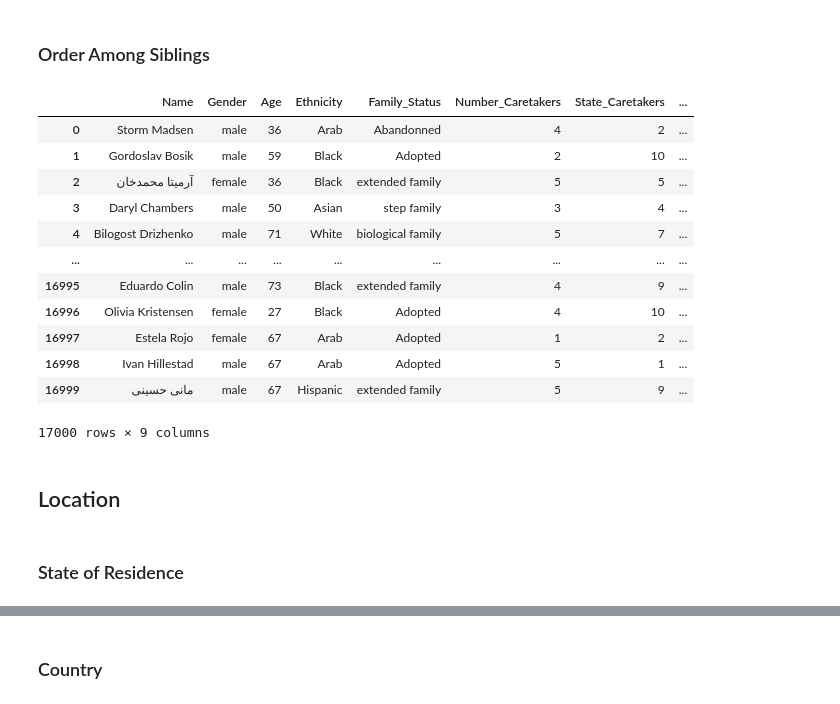
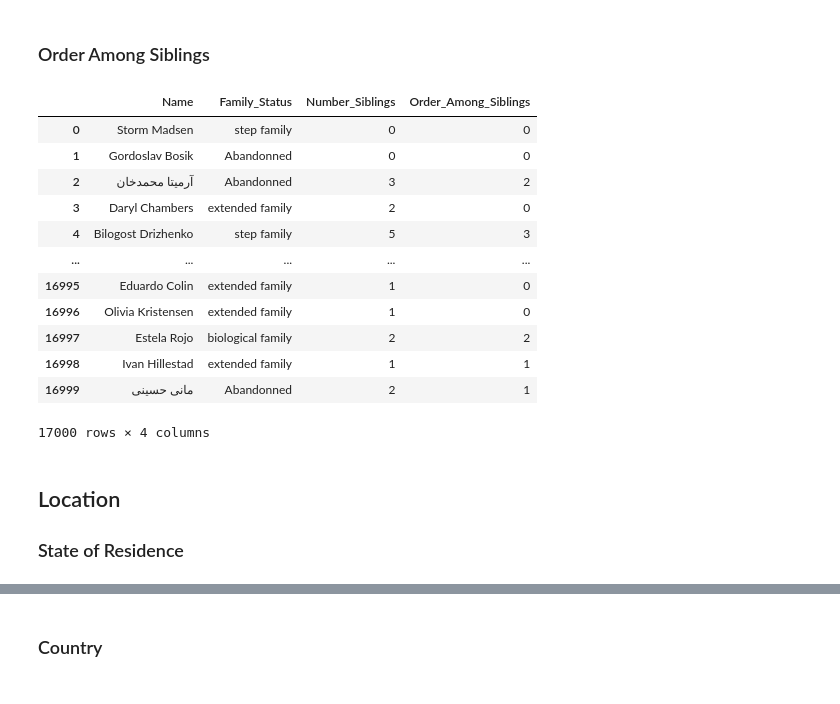
Before and after one commit to arfizato/dataGenVisDropout, a Jupyter notebook: genQuestionnaireDataset.ipynb, the cells around one changed output, grey strips where cells are left out. Cells and saved outputs as stored; diff of their text form; code cells hidden in the pictures.

Commit message:
Improved questionnaire.csv generation

```diff
--- a/genQuestionnaireDataset.ipynb
+++ b/genQuestionnaireDataset.ipynb
@@ -274,0 +223,4 @@ questDF
+# %%
+nCaretakers= [0]+[1]*3+[2]*5+[3]*3+[4]*2+[5]
+questDF["Number_Caretakers"]= np.random.choice(nCaretakers, questDF.shape[0])
+questDF
@@ -274,0 +244,21 @@ questDF
+# %%
+sCaretakers=[[0],                                            #0 caretakers
+             [0,1]*4+[1,2,3]*2+[4,6,5]*4+[7,8,9]*2+[10],     #1 Caretaker
+             [0,1]*2+[1,2,3,4]*2+[4,6,5]*4+[7,8,9]*3+[10]*2, #2 Caretakers
+             [0,1]*1+[1,2,3]*2+[4,6,5]*5+[7,8,9]*4+[10]*2,   #3 Caretakers
+             [0,1]*1+[1,2,3]*3+[4,6,5]*5+[7,8,9]*3+[10]*3,   #4 Caretakers
+             [0,1]*3+[1,2,3]*2+[4,6,5]*5+[7,8,9]*4+[10]*4    #5 Caretakers
+            ]
+pname="Number_Caretakers"
+questDF["State_Caretakers"] = np.where(questDF[pname]== 0,np.random.choice(sCaretakers[0],questDF.shape[0]),
+                                       np.where(questDF[pname]== 1,np.random.choice(sCaretakers[1],questDF.shape[0]),
+                                                np.where(questDF[pname]== 2, np.random.choice(sCaretakers[2], questDF.shape[0]),
+                                                         np.where(questDF[pname]== 3, np.random.choice(sCaretakers[3], questDF.shape[0]),
+                                                                  np.where(questDF[pname]== 4, np.random.choice(sCaretakers[4], questDF.shape[0]),
+                                                                           np.where(questDF[pname]== 5, np.random.choice(sCaretakers[5], questDF.shape[0]),"")
+                                                                           )
+                                                                  )
+                                                         )
+                                                )
+                                       )
+questDF[questDF.columns[[-3,-2,-1]]]
@@ -275,7 +279,2 @@ questDF
 # %% [markdown]
 ### Number of Siblings
-# %%
-columnIndex= 7
-questDF[columnIndex]= np.random.choice(list(range(1,5)), questDF.shape[0])
-questDF.rename(columns={columnIndex:"Number_Siblings"}, inplace=True)
-questDF
@@ -295,0 +281,4 @@ questDF
+# %%
+nSiblings=[0]*3+[1]*6+[2]*5+[3]*3+[4]*2+[5]
+questDF["Number_Siblings"]= np.random.choice(nSiblings, questDF.shape[0])
+questDF[questDF.columns[[-4,-0,-1]]]
@@ -296,27 +299,24 @@ questDF
 # %% [markdown]
 ### Order Among Siblings
 # %%
-columnIndex= 8
-questDF[columnIndex]= questDF['Number_Siblings'].apply(lambda x: np.random.randint(1,x+1))
-questDF.rename(columns={columnIndex:"Order_Among_Siblings"}, inplace=True)
-questDF
+questDF["Order_Among_Siblings"]= questDF['Number_Siblings'].apply(lambda x: np.random.randint(0,x+1))
+questDF[questDF.columns[[-0,-5,-2,-1]]]
 # %% [output]
-|  | Name | Gender | Age | Ethnicity | Family_Status | Number_Caretakers | State_Caretakers | ... |
-| 0 | Storm Madsen | male | 36 | Arab | Abandonned | 4 | 2 | ... |
-| 1 | Gordoslav Bosik | male | 59 | Black | Adopted | 2 | 10 | ... |
-| 2 | آرمیتا محمدخان | female | 36 | Black | extended family | 5 | 5 | ... |
-| 3 | Daryl Chambers | male | 50 | Asian | step family | 3 | 4 | ... |
-| 4 | Bilogost Drizhenko | male | 71 | White | biological family | 5 | 7 | ... |
-| ... | ... | ... | ... | ... | ... | ... | ... | ... |
-| 16995 | Eduardo Colin | male | 73 | Black | extended family | 4 | 9 | ... |
-| 16996 | Olivia Kristensen | female | 27 | Black | Adopted | 4 | 10 | ... |
-| 16997 | Estela Rojo | female | 67 | Arab | Adopted | 1 | 2 | ... |
-| 16998 | Ivan Hillestad | male | 67 | Arab | Adopted | 5 | 1 | ... |
-| 16999 | مانی حسینی | male | 67 | Hispanic | extended family | 5 | 9 | ... |
+|  | Name | Family_Status | Number_Siblings | Order_Among_Siblings |
+| 0 | Storm Madsen | step family | 0 | 0 |
+| 1 | Gordoslav Bosik | Abandonned | 0 | 0 |
+| 2 | آرمیتا محمدخان | Abandonned | 3 | 2 |
+| 3 | Daryl Chambers | extended family | 2 | 0 |
+| 4 | Bilogost Drizhenko | step family | 5 | 3 |
+| ... | ... | ... | ... | ... |
+| 16995 | Eduardo Colin | extended family | 1 | 0 |
+| 16996 | Olivia Kristensen | extended family | 1 | 0 |
+| 16997 | Estela Rojo | biological family | 2 | 2 |
+| 16998 | Ivan Hillestad | extended family | 1 | 1 |
+| 16999 | مانی حسینی | Abandonned | 2 | 1 |
-17000 rows × 9 columns
+17000 rows × 4 columns
 # %% [markdown]
 ## Location
+### State of Residence
-# %% [markdown]
-### State of Residence
 # %%
 questDF = fillState(questDF,9,"State_Residence")
```
Also changed, not shown: parts of 54 cells of this notebook, 3 other files.
